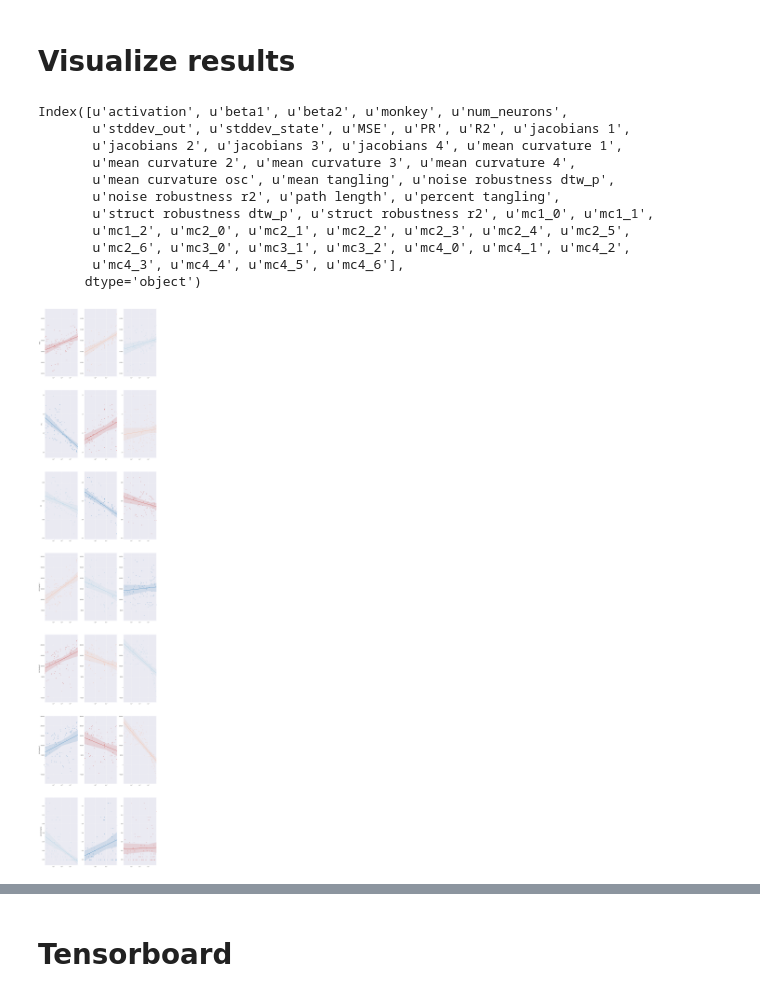
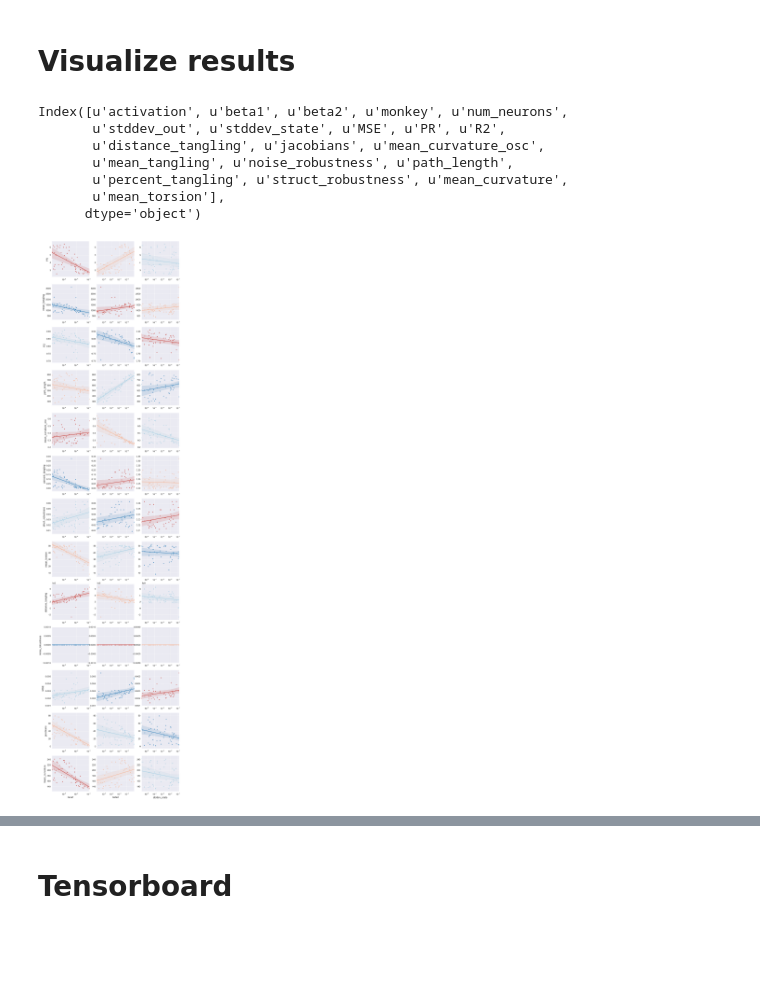
Before and after one commit to jsseely/cyclingRNN, a Jupyter notebook: hyperparameter analysis.ipynb, the cells around one changed output, grey strips where cells are left out. Drawn from its saved outputs; the diff is of its cells as text; code cells hidden in the pictures; blank space fills up the shorter version.

```diff
--- a/hyperparameter analysis.ipynb
+++ b/hyperparameter analysis.ipynb
@@ -710,42 +712,44 @@ for RUN in RUNset:
 # %%
-df_path = './saves/12-26-D/df_01.pickle'
+df_path = './saves/1-12-D/df0123.pickle'
 df = pickle.load(open(df_path))
 # %%
 # Display columns
 df.columns
 # %% [output]
 Index([u'activation', u'beta1', u'beta2', u'monkey', u'num_neurons',
-       u'stddev_out', u'stddev_state', u'MSE', u'PR', u'R2', u'jacobians 1',
-       u'jacobians 2', u'jacobians 3', u'jacobians 4', u'mean curvature 1',
-       u'mean curvature 2', u'mean curvature 3', u'mean curvature 4',
-       u'mean curvature osc', u'mean tangling', u'noise robustness dtw_p',
-       u'noise robustness r2', u'path length', u'percent tangling',
-       u'struct robustness dtw_p', u'struct robustness r2', u'mc1_0', u'mc1_1',
-       u'mc1_2', u'mc2_0', u'mc2_1', u'mc2_2', u'mc2_3', u'mc2_4', u'mc2_5',
-       u'mc2_6', u'mc3_0', u'mc3_1', u'mc3_2', u'mc4_0', u'mc4_1', u'mc4_2',
-       u'mc4_3', u'mc4_4', u'mc4_5', u'mc4_6'],
+       u'stddev_out', u'stddev_state', u'MSE', u'PR', u'R2',
+       u'distance_tangling', u'jacobians', u'mean_curvature_osc',
+       u'mean_tangling', u'noise_robustness', u'path_length',
+       u'percent_tangling', u'struct_robustness', u'mean_curvature',
+       u'mean_torsion'],
       dtype='object')
 # %%
 cols = [u'beta1', u'beta2', u'stddev_state'] # hyperparameters of the model
-rows = list(set(df.columns) - set(cols)) # everything else
+exclude = [u'monkey', u'num_neurons', u'activation', u'stddev_out'] # exclude these
+rows = list(set(df.columns) - set(cols) - set(exclude)) # everything else
+logx = [u'beta1', u'beta2', u'stddev_state'] # which cols get a log xscale
 
 num_cols = len(cols)
 num_rows = len(rows)
 
-f, ax = plt.subplots(num_rows, num_cols, figsize=(20,100), sharey=False, sharex=False)
+fact = 4
+f, ax = plt.subplots(num_rows, num_cols, figsize=(fact*num_cols,fact*num_rows), sharey=False, sharex=False)
 
-for row in range(num_rows):
-  for col in range(num_cols):
-    ax[row, col].set(xscale='log')
-    sns.regplot(cols[col], rows[row], df, logx=True, ax=ax[row, col], truncate=False)
-    if row < num_rows:
-      ax[row, col].xaxis.label.set_visible(False)
-    if col > 0:
-      ax[row, col].yaxis.label.set_visible(False)
-    d_range = df[rows[row]].max() - df[rows[row]].min()
-    ax[row, col].set_ylim([df[rows[row]].min()-0.1*d_range, df[rows[row]].max()+0.1*d_range])
-    ax[row, col].set_xlim([df[cols[col]].min(), df[cols[col]].max()])
+for ir, row in enumerate(rows):
+  for ic, col,  in enumerate(cols):
+    logx_bool = col in logx
+    if logx_bool:
+      ax[ir, ic].set_xscale('log', basex=10)
+    sns.regplot(col, row, df, logx=logx_bool, ax=ax[ir, ic], truncate=False)
+    if ir < num_rows-1:
+      ax[ir, ic].xaxis.label.set_visible(False)
+    if ic > 0:
+      ax[ir, ic].yaxis.label.set_visible(False)
+
+    d_range = df[row].max() - df[row].min()
+    ax[ir, ic].set_ylim([df[row].min()-0.1*d_range, df[row].max()+0.1*d_range])
+    ax[ir, ic].set_xlim([df[col].min(), df[col].max()])
 
 plt.show()
 # %% [output]
-[figure, old version]
+[figure, new version]
```
Also changed, not shown: parts of 17 cells of this notebook, 4 other files.
